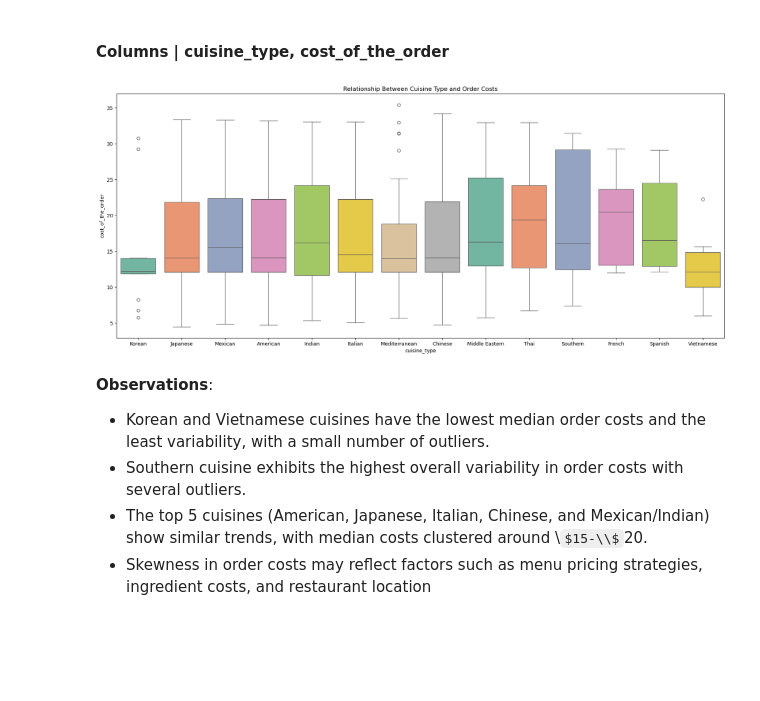
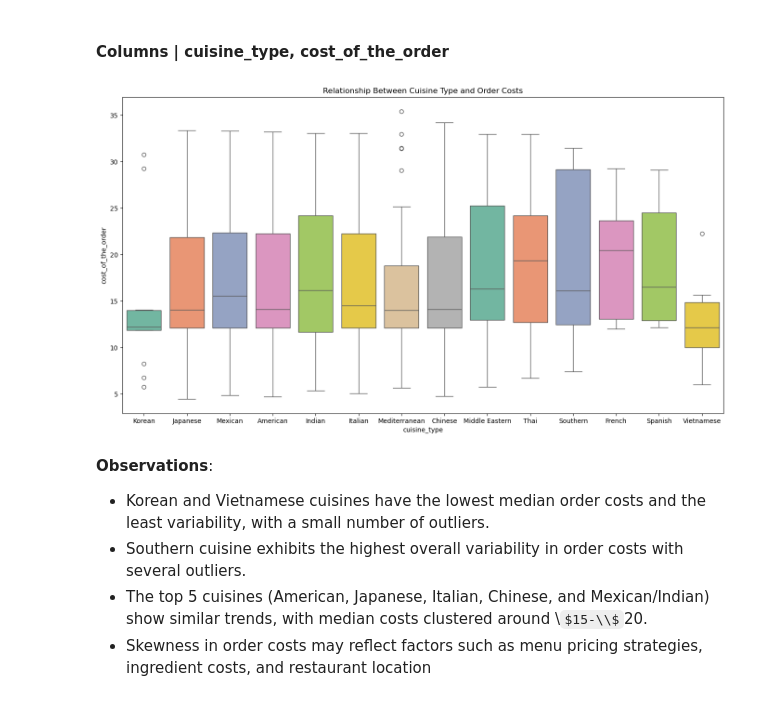
Before and after one commit to tmoesl/customer-demand-analysis, a Jupyter notebook: notebooks/customer-demand-analysis.ipynb, the cells around one changed output. Cells and saved outputs as stored; diff of their text form; code cells hidden in the pictures; some formulas as TeX source; blank space fills up the shorter version.

```diff
--- a/notebooks/customer-demand-analysis.ipynb
+++ b/notebooks/customer-demand-analysis.ipynb
@@ -928,21 +928,21 @@ orders_thr_df
 #### Columns | cuisine_type, cost_of_the_order
 # %%
 # Visualize the relationship between the features 'cuisine_types' and 'rating' using boxplots
-plt.figure(figsize=(18, 8))
+plt.figure(figsize=(14, 8))
 sns.boxplot(
     data=df,
     x="cuisine_type",
     y="cost_of_the_order",
     hue="cuisine_type",
     palette=palette_color,
 )
 
 # Add title
 plt.title(f"Relationship Between Cuisine Type and Order Costs")
 plt.tight_layout(pad=2.0)
 plt.show()
 # %% [output]
-[figure, old version]
+[figure, new version]
 # %% [markdown]
 **Observations**:
 - Korean and Vietnamese cuisines have the lowest median order costs and the least variability, with a small number of outliers.
```
Also changed, not shown: parts of 20 cells of this notebook.
